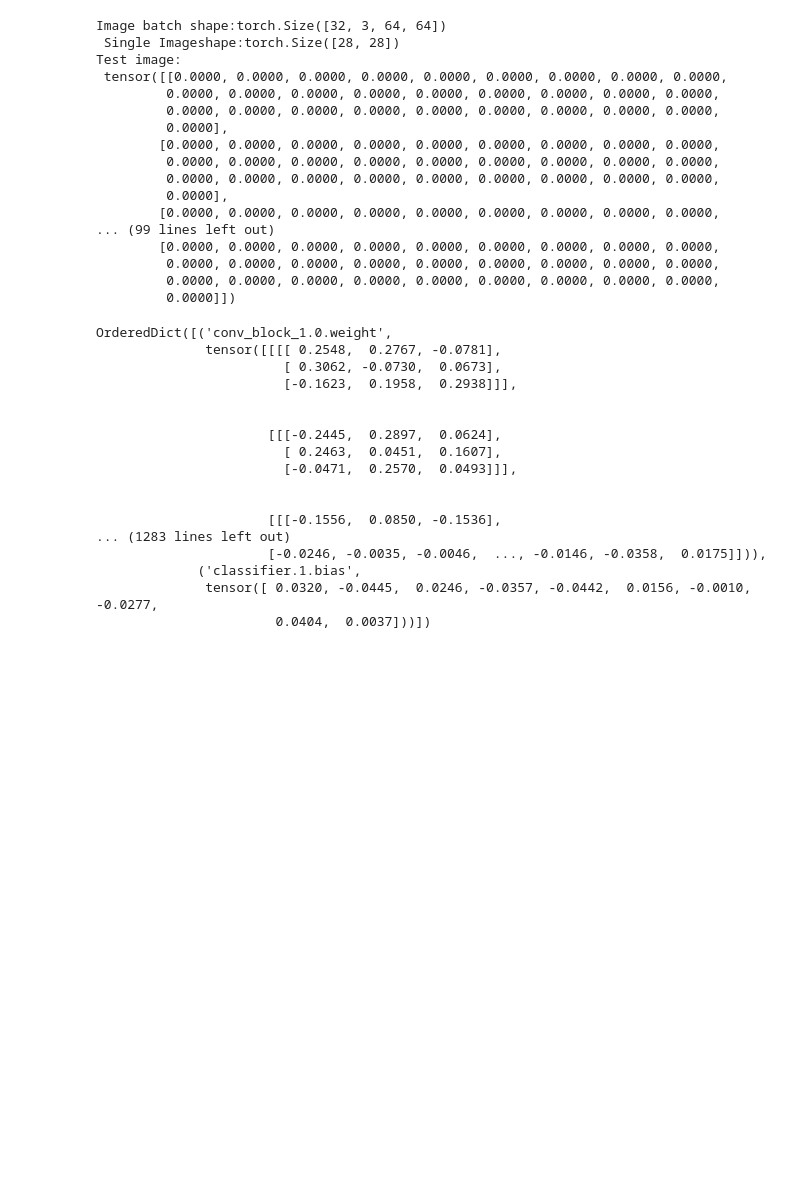
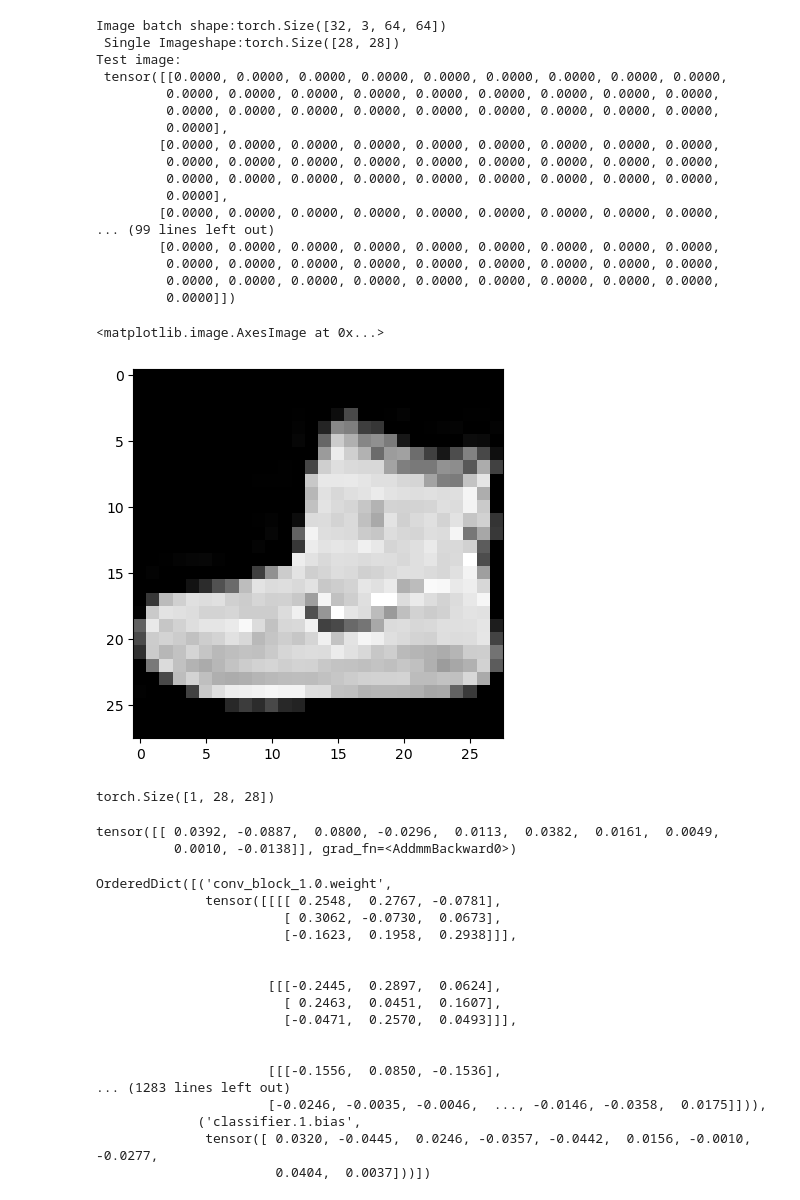
Before and after one commit to seid-yesuf/CV, a Jupyter notebook: CV Tut.ipynb, the cells around one changed output. Drawn from its saved outputs; the diff is of its cells as text; code cells hidden in the pictures; blank space fills up the shorter version.

```diff
--- a/CV Tut.ipynb
+++ b/CV Tut.ipynb
@@ -697,6 +738,22 @@ Test image:
          0.0000, 0.0000, 0.0000, 0.0000, 0.0000, 0.0000, 0.0000, 0.0000, 0.0000,
          0.0000, 0.0000, 0.0000, 0.0000, 0.0000, 0.0000, 0.0000, 0.0000, 0.0000,
          0.0000]])
+# %%
+plt.imshow(image.squeeze(), cmap="gray")
+# %% [output]
+<matplotlib.image.AxesImage at 0x...>
+[figure, added]
+# %%
+rand_image_tensor=torch.randn(size=(1,28,28))
+rand_image_tensor.shape
+# %% [output]
+torch.Size([1, 28, 28])
+# %%
+# Pass image through model
+model_2(rand_image_tensor.unsqueeze(0).to(device))
+# %% [output]
+tensor([[ 0.0392, -0.0887,  0.0800, -0.0296,  0.0113,  0.0382,  0.0161,  0.0049,
+          0.0010, -0.0138]], grad_fn=<AddmmBackward0>)
 # %%
 model_2.state_dict()
 # %% [output]
```
Also changed, not shown: parts of 11 cells of this notebook.
